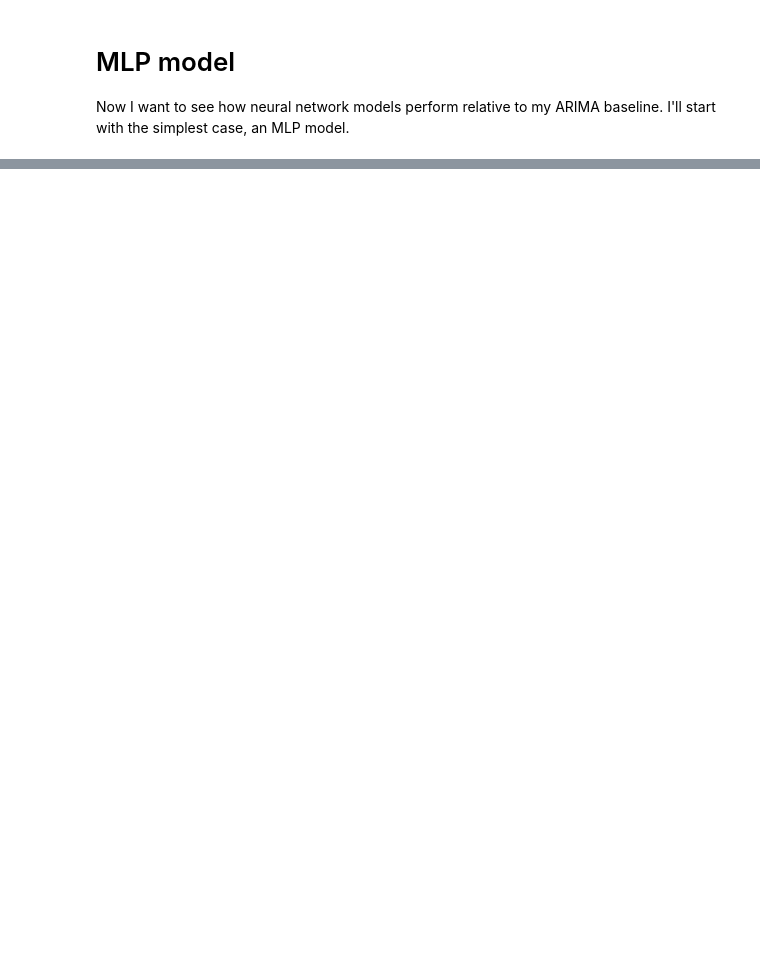
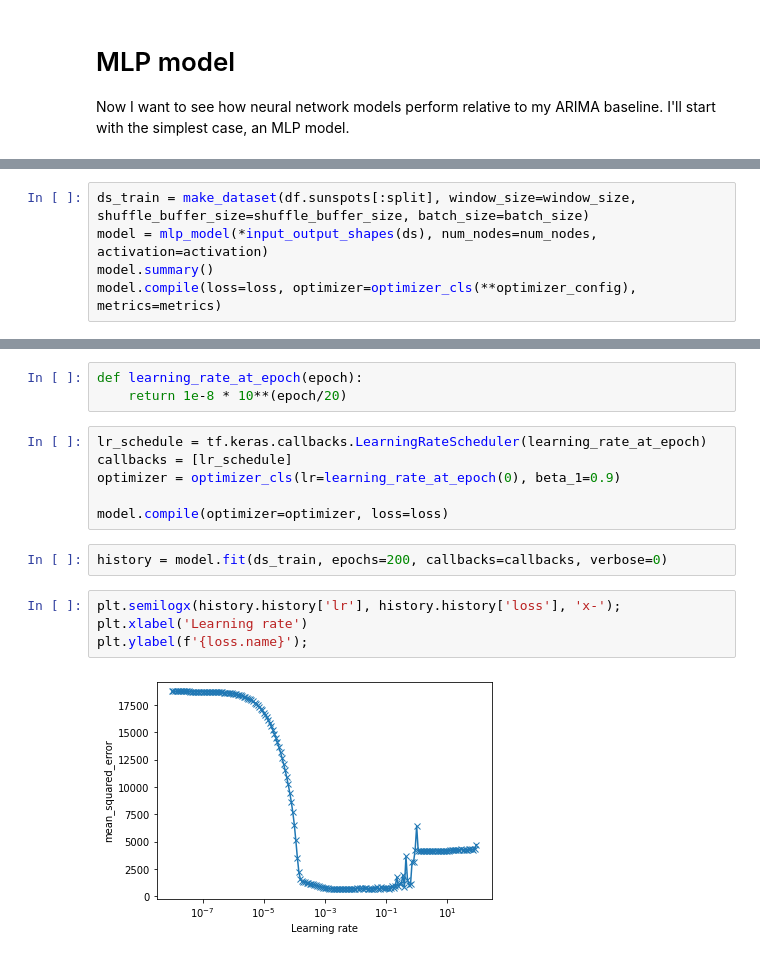
Before and after one commit to vivecalindahl/timeseries-prediction, a Jupyter notebook: rnn-lstm-forecasting.ipynb, the cells around one changed output, grey strips where cells are left out. Saved outputs shown, nothing was run; the diff lists cells and outputs as text; blank space fills up the shorter version.

```diff
--- a/rnn-lstm-forecasting.ipynb
+++ b/rnn-lstm-forecasting.ipynb
@@ -480,0 +641,5 @@ Now I want to see how neural network models perform relative to my ARIMA baselin
+# %%
+ds_train = make_dataset(df.sunspots[:split], window_size=window_size, shuffle_buffer_size=shuffle_buffer_size, batch_size=batch_size)
+model = mlp_model(*input_output_shapes(ds), num_nodes=num_nodes, activation=activation)
+model.summary()
+model.compile(loss=loss, optimizer=optimizer_cls(**optimizer_config), metrics=metrics)
@@ -480,0 +668,17 @@ Now I want to see how neural network models perform relative to my ARIMA baselin
+# %%
+def learning_rate_at_epoch(epoch):
+    return 1e-8 * 10**(epoch/20)
+# %%
+lr_schedule = tf.keras.callbacks.LearningRateScheduler(learning_rate_at_epoch)
+callbacks = [lr_schedule]
+optimizer = optimizer_cls(lr=learning_rate_at_epoch(0), beta_1=0.9)
+
+model.compile(optimizer=optimizer, loss=loss)
+# %%
+history = model.fit(ds_train, epochs=200, callbacks=callbacks, verbose=0)
+# %%
+plt.semilogx(history.history['lr'], history.history['loss'], 'x-');
+plt.xlabel('Learning rate')
+plt.ylabel(f'{loss.name}');
+# %% [output]
+[figure, added]
```
Also changed, not shown: parts of 98 cells of this notebook.
